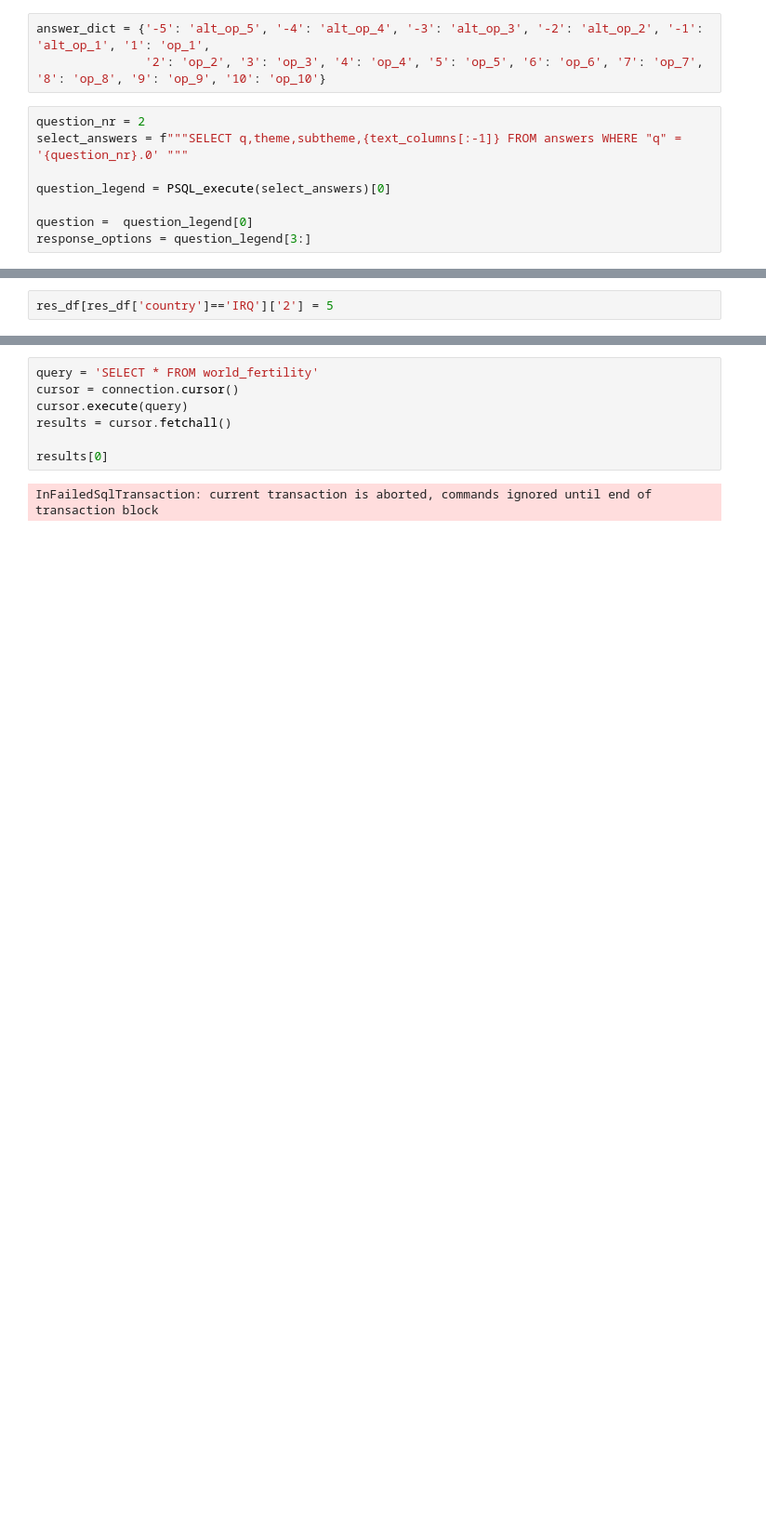
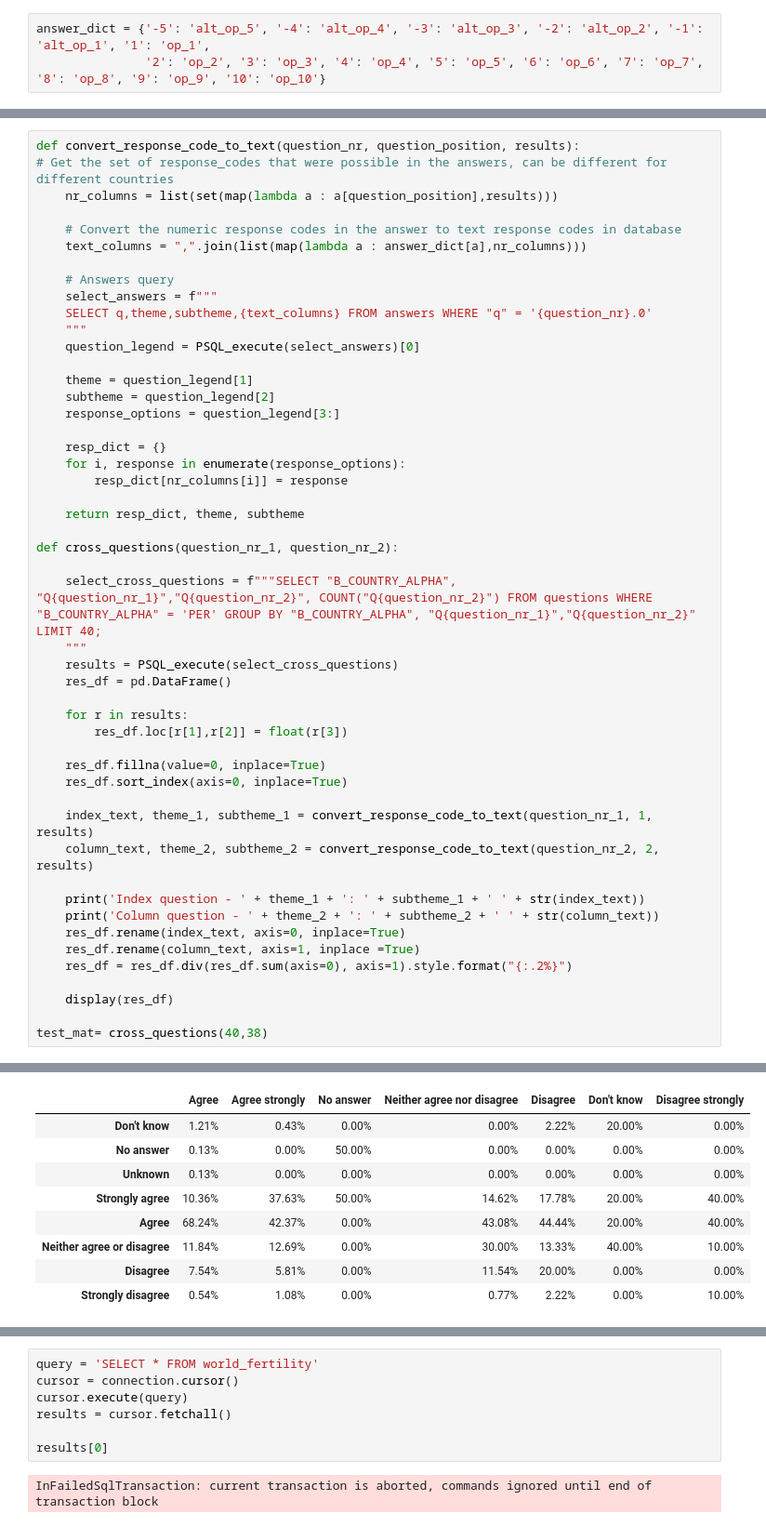
Before and after one commit to augustlidfeldt/country_explorer, a Jupyter notebook: notebooks/api_dev.ipynb, the cells around one changed output, grey strips where cells are left out. Shown at 93% size. Saved outputs shown, nothing was run; the diff lists cells and outputs as text; blank space fills up the shorter version.

Commit message:
Logic to cross questions

```diff
--- a/notebooks/api_dev.ipynb
+++ b/notebooks/api_dev.ipynb
@@ -242,11 +243,3 @@ text_columns
 # %%
 answer_dict = {'-5': 'alt_op_5', '-4': 'alt_op_4', '-3': 'alt_op_3', '-2': 'alt_op_2', '-1': 'alt_op_1', '1': 'op_1',
                '2': 'op_2', '3': 'op_3', '4': 'op_4', '5': 'op_5', '6': 'op_6', '7': 'op_7', '8': 'op_8', '9': 'op_9', '10': 'op_10'}
-# %%
-question_nr = 2
-select_answers = f"""SELECT q,theme,subtheme,{text_columns[:-1]} FROM answers WHERE "q" = '{question_nr}.0' """
-
-question_legend = PSQL_execute(select_answers)[0]
-
-question =  question_legend[0]
-response_options = question_legend[3:]
@@ -285,2 +245,0 @@ res_df.fillna(0)
-# %%
-res_df[res_df['country']=='IRQ']['2'] = 5
@@ -292,0 +333,50 @@ See the caveats in the documentation: https://pandas.pydata.org/pandas-docs/stab
+# %%
+def convert_response_code_to_text(question_nr, question_position, results):
+# Get the set of response_codes that were possible in the answers, can be different for different countries
+    nr_columns = list(set(map(lambda a : a[question_position],results)))
+
+    # Convert the numeric response codes in the answer to text response codes in database
+    text_columns = ",".join(list(map(lambda a : answer_dict[a],nr_columns)))
+
+    # Answers query
+    select_answers = f"""
+    SELECT q,theme,subtheme,{text_columns} FROM answers WHERE "q" = '{question_nr}.0'
+    """
+    question_legend = PSQL_execute(select_answers)[0]
+
+    theme = question_legend[1]
+    subtheme = question_legend[2]
+    response_options = question_legend[3:]
+
+    resp_dict = {}
+    for i, response in enumerate(response_options):
+        resp_dict[nr_columns[i]] = response
+
+    return resp_dict, theme, subtheme
+
+def cross_questions(question_nr_1, question_nr_2):
+
+    select_cross_questions = f"""SELECT "B_COUNTRY_ALPHA", "Q{question_nr_1}","Q{question_nr_2}", COUNT("Q{question_nr_2}") FROM questions WHERE "B_COUNTRY_ALPHA" = 'PER' GROUP BY "B_COUNTRY_ALPHA", "Q{question_nr_1}","Q{question_nr_2}" LIMIT 40;
+    """
+    results = PSQL_execute(select_cross_questions)
+    res_df = pd.DataFrame()
+
+    for r in results:
+        res_df.loc[r[1],r[2]] = float(r[3])
+
+    res_df.fillna(value=0, inplace=True)
+    res_df.sort_index(axis=0, inplace=True)
+
+    index_text, theme_1, subtheme_1 = convert_response_code_to_text(question_nr_1, 1, results)
+    column_text, theme_2, subtheme_2 = convert_response_code_to_text(question_nr_2, 2, results)
+
+    print('Index question - ' + theme_1 + ': ' + subtheme_1 + ' ' + str(index_text))
+    print('Column question - ' + theme_2 + ': ' + subtheme_2 + ' ' + str(column_text))
+    res_df.rename(index_text, axis=0, inplace=True)
+    res_df.rename(column_text, axis=1, inplace =True)
+    res_df = res_df.div(res_df.sum(axis=0), axis=1).style.format("{:.2%}")
+
+    display(res_df)
+
+test_mat= cross_questions(40,38)
+# %% [output]
@@ -292,0 +385,9 @@ See the caveats in the documentation: https://pandas.pydata.org/pandas-docs/stab
+|  | Agree | Agree strongly | No answer | Neither agree nor disagree | Disagree | Don't know | Disagree strongly |
+| Don't know | 1.21% | 0.43% | 0.00% | 0.00% | 2.22% | 20.00% | 0.00% |
+| No answer | 0.13% | 0.00% | 50.00% | 0.00% | 0.00% | 0.00% | 0.00% |
+| Unknown | 0.13% | 0.00% | 0.00% | 0.00% | 0.00% | 0.00% | 0.00% |
+| Strongly agree | 10.36% | 37.63% | 50.00% | 14.62% | 17.78% | 20.00% | 40.00% |
+| Agree | 68.24% | 42.37% | 0.00% | 43.08% | 44.44% | 20.00% | 40.00% |
+| Neither agree or disagree | 11.84% | 12.69% | 0.00% | 30.00% | 13.33% | 40.00% | 10.00% |
+| Disagree | 7.54% | 5.81% | 0.00% | 11.54% | 20.00% | 0.00% | 0.00% |
+| Strongly disagree | 0.54% | 1.08% | 0.00% | 0.77% | 2.22% | 0.00% | 10.00% |
```
Also changed, not shown: parts of 19 cells of this notebook, 1 other file.
